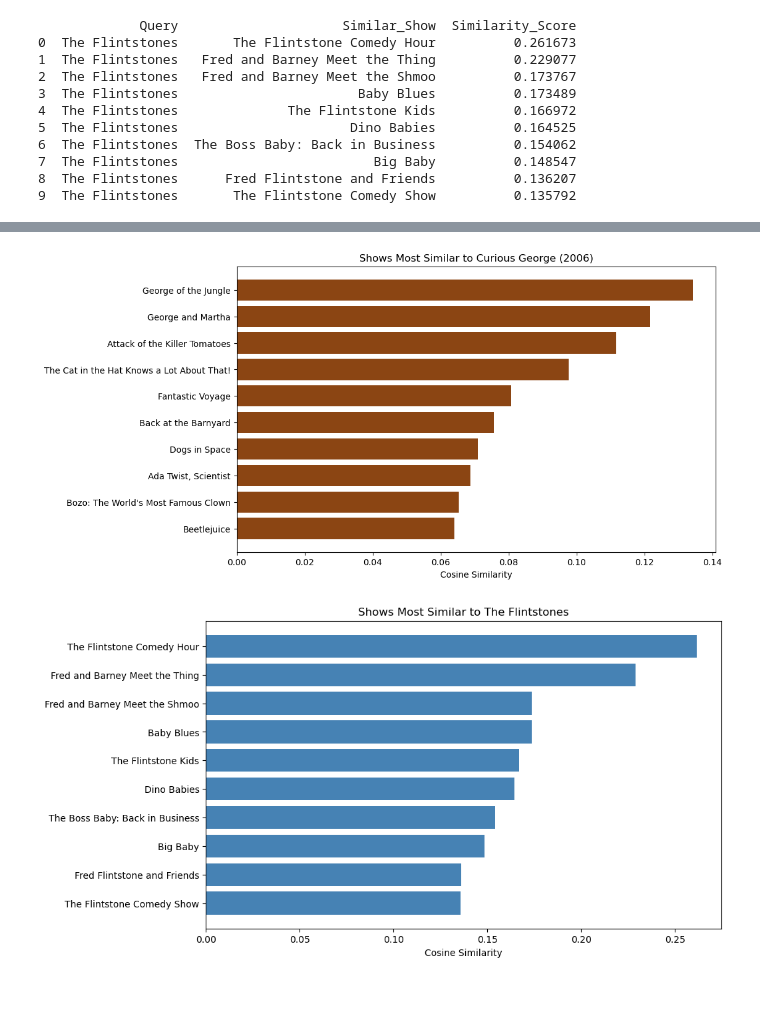
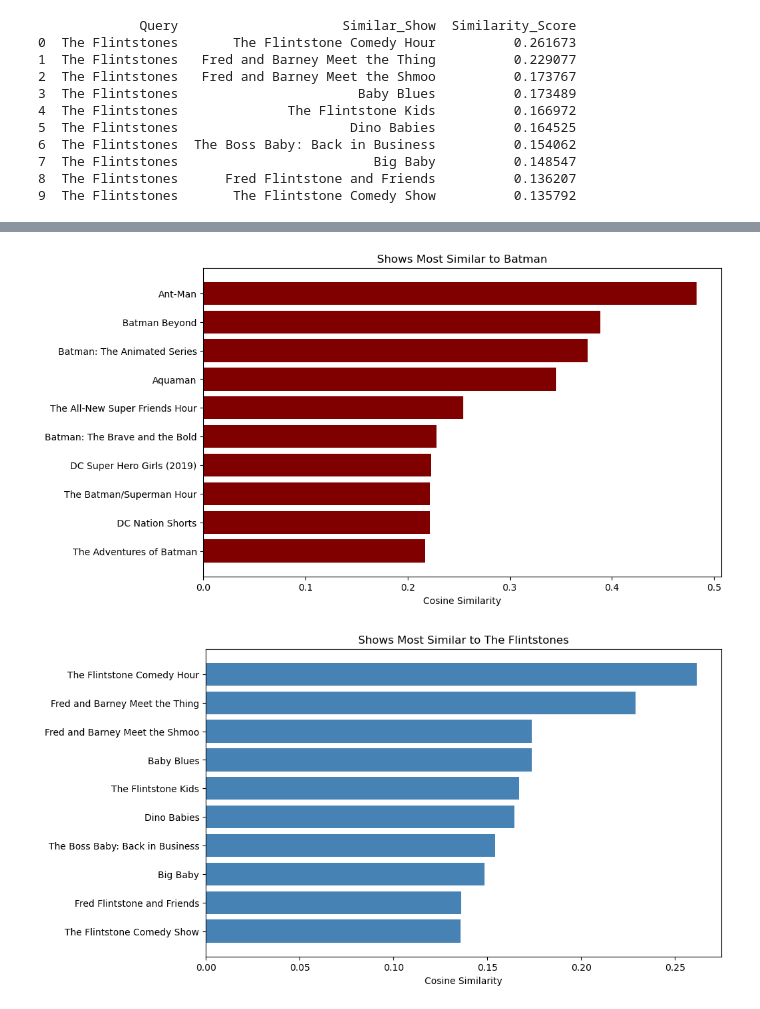
Before and after one commit to kousalyaa13/Module-3-Assignment, a Jupyter notebook: similarity analysis.ipynb, the cells around one changed output, grey strips where cells are left out. Drawn from its saved outputs; the diff is of its cells as text; code cells hidden in the pictures.

```diff
--- a/similarity analysis.ipynb
+++ b/similarity analysis.ipynb
@@ -202,0 +179,3 @@ print(results)
+# %%
+q5 = get_top_similar("Dora the Explorer", df, similarity_matrix)
+print(q5)
@@ -203,15 +194,15 @@ print(results)
 # %%
 import matplotlib.pyplot as plt
 
 # visualization in a bar chart
 plt.figure(figsize=(10,6))
-plt.barh(q1["Similar_Show"], q1["Similarity_Score"], color = "saddlebrown")
+plt.barh(q5["Similar_Show"], q5["Similarity_Score"], color = "maroon")
 plt.xlabel("Cosine Similarity")
-plt.title("Shows Most Similar to Curious George (2006)")
+plt.title("Shows Most Similar to Batman")
 plt.gca().invert_yaxis()
 plt.show()
 # %% [output]
-[figure, old version]
+[figure, new version]
 # %%
 plt.figure(figsize=(10,6))
 plt.barh(q4["Similar_Show"], q4["Similarity_Score"], color = "steelblue")
```
Also changed, not shown: parts of 4 cells of this notebook, 2 other files.
